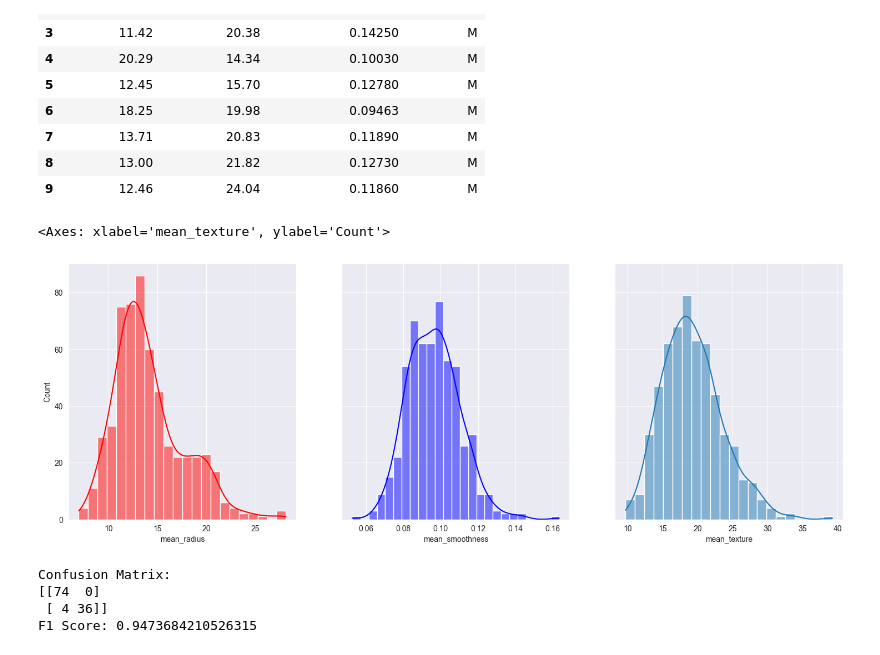
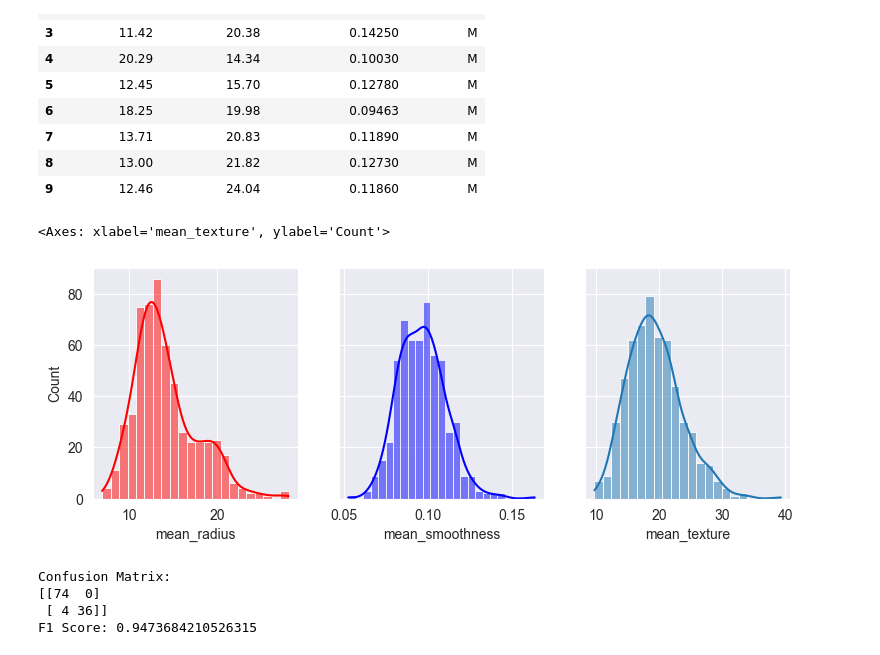
Before and after one commit to Sarita-021/ML-5th-Sem-Practicals, a Jupyter notebook: NaiveBayes2.ipynb, the cells around one changed output. Cells and saved outputs as stored; diff of their text form; code cells hidden in the pictures.

```diff
--- a/NaiveBayes2.ipynb
+++ b/NaiveBayes2.ipynb
@@ -47,13 +49,13 @@ data.head(10)
 | 8 | 13.00 | 21.82 | 0.12730 | M |
 | 9 | 12.46 | 24.04 | 0.11860 | M |
 # %%
-fig, axes = plt.subplots(1, 3, figsize=(18, 6), sharey=True)
+fig, axes = plt.subplots(1, 3, figsize=(9, 3), sharey=True)
 sns.histplot(data, ax=axes[0], x="mean_radius", kde=True, color='r')
 sns.histplot(data, ax=axes[1], x="mean_smoothness", kde=True, color='b')
 sns.histplot(data, ax=axes[2], x="mean_texture", kde=True)
 # %% [output]
 <Axes: xlabel='mean_texture', ylabel='Count'>
-[figure, old version]
+[figure, new version]
 # %%
 def calculate_prior(df, Y):
     classes = sorted(list(df[Y].unique()))
```
Also changed, not shown: parts of 2 cells of this notebook, 5 other files.
